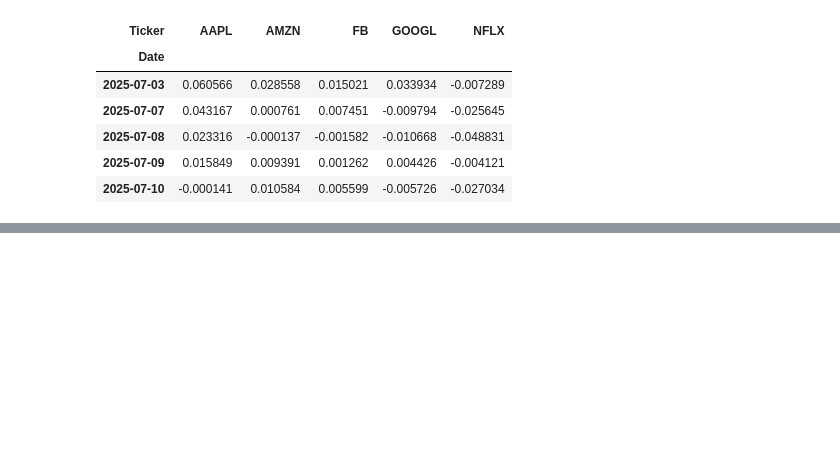
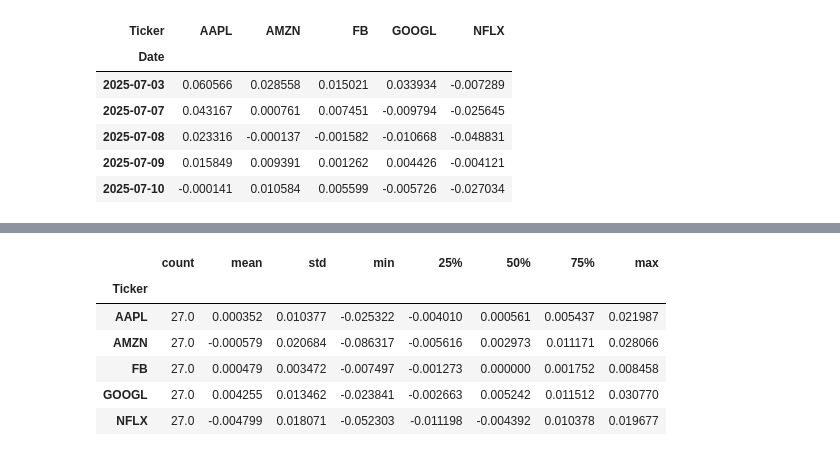
Before and after one commit to snowy615/trade_old_archive, a Jupyter notebook: learning_plots_data_file.ipynb, the cells around one changed output, grey strips where cells are left out. Saved outputs shown, nothing was run; the diff lists cells and outputs as text; code cells hidden in the pictures; blank space fills up the shorter version.

```diff
--- a/learning_plots_data_file.ipynb
+++ b/learning_plots_data_file.ipynb
@@ -536,3 +536,13 @@ fig.update_layout(
 fig.show()
 # %% [output]
 [interactive output not drawn]
+# %%
+daily_returns.describe().T
+# %% [output]
+|  | count | mean | std | min | 25% | 50% | 75% | max |
+| Ticker |  |  |  |  |  |  |  |  |
+| AAPL | 27.0 | 0.000352 | 0.010377 | -0.025322 | -0.004010 | 0.000561 | 0.005437 | 0.021987 |
+| AMZN | 27.0 | -0.000579 | 0.020684 | -0.086317 | -0.005616 | 0.002973 | 0.011171 | 0.028066 |
+| FB | 27.0 | 0.000479 | 0.003472 | -0.007497 | -0.001273 | 0.000000 | 0.001752 | 0.008458 |
+| GOOGL | 27.0 | 0.004255 | 0.013462 | -0.023841 | -0.002663 | 0.005242 | 0.011512 | 0.030770 |
+| NFLX | 27.0 | -0.004799 | 0.018071 | -0.052303 | -0.011198 | -0.004392 | 0.010378 | 0.019677 |
```
Also changed, not shown: parts of 9 cells of this notebook.
